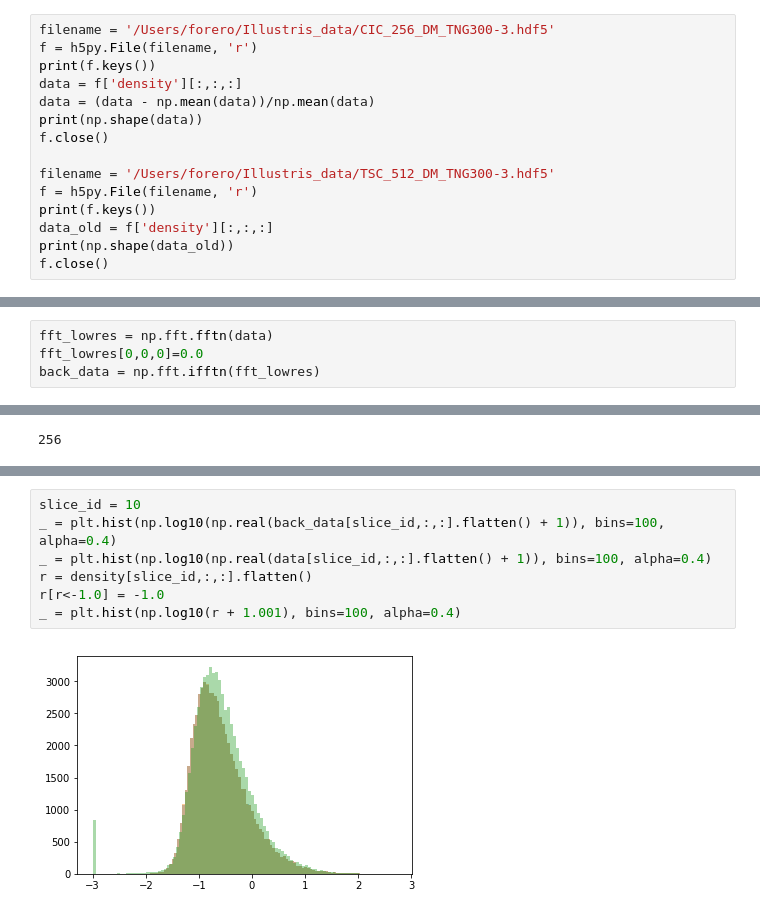
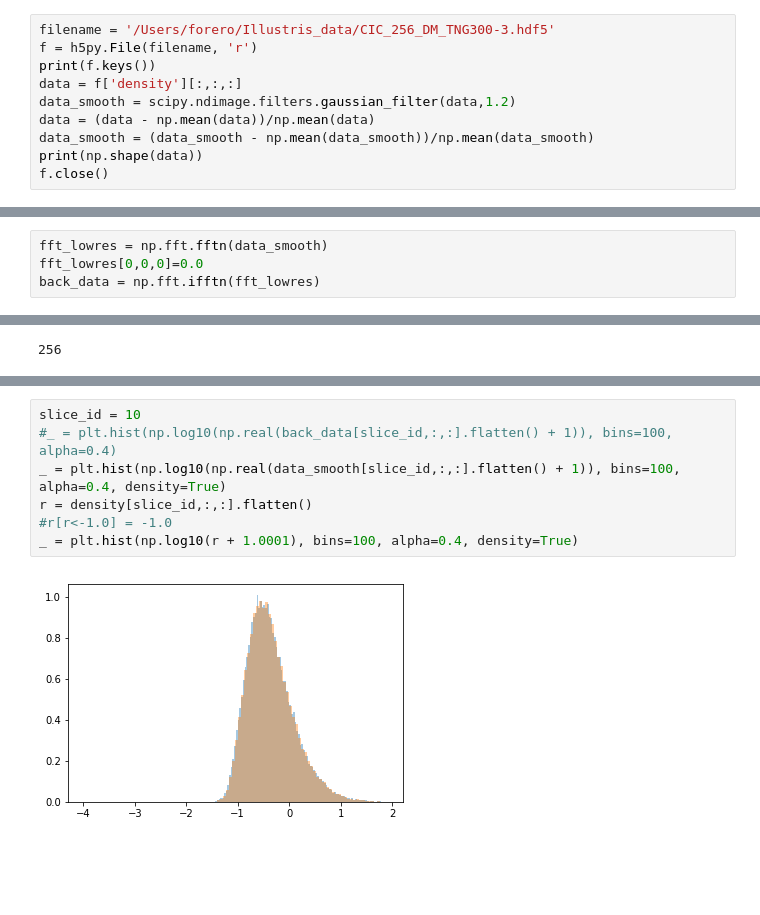
Before and after one commit to forero/IllustrisWeb, a Jupyter notebook: explore.ipynb, the cells around one changed output, grey strips where cells are left out. Saved outputs shown, nothing was run; the diff lists cells and outputs as text; blank space fills up the shorter version.

```diff
--- a/explore.ipynb
+++ b/explore.ipynb
@@ -11,16 +12,11 @@ filename = '/Users/forero/Illustris_data/CIC_256_DM_TNG300-3.hdf5'
 f = h5py.File(filename, 'r')
 print(f.keys())
 data = f['density'][:,:,:]
+data_smooth = scipy.ndimage.filters.gaussian_filter(data,1.2)
 data = (data - np.mean(data))/np.mean(data)
+data_smooth = (data_smooth - np.mean(data_smooth))/np.mean(data_smooth)
 print(np.shape(data))
 f.close()
-
-filename = '/Users/forero/Illustris_data/TSC_512_DM_TNG300-3.hdf5'
-f = h5py.File(filename, 'r')
-print(f.keys())
-data_old = f['density'][:,:,:]
-print(np.shape(data_old))
-f.close()
 # %% [output]
 <KeysViewHDF5 ['density']>
 (256, 256, 256)
@@ -61,5 +55,5 @@ plt.colorbar()
 # %%
-fft_lowres = np.fft.fftn(data)
+fft_lowres = np.fft.fftn(data_smooth)
 fft_lowres[0,0,0]=0.0
 back_data = np.fft.ifftn(fft_lowres)
 # %%
@@ -123,9 +110,9 @@ plt.colorbar()
 # %%
 slice_id = 10
-_ = plt.hist(np.log10(np.real(back_data[slice_id,:,:].flatten() + 1)), bins=100, alpha=0.4)
-_ = plt.hist(np.log10(np.real(data[slice_id,:,:].flatten() + 1)), bins=100, alpha=0.4)
+#_ = plt.hist(np.log10(np.real(back_data[slice_id,:,:].flatten() + 1)), bins=100, alpha=0.4)
+_ = plt.hist(np.log10(np.real(data_smooth[slice_id,:,:].flatten() + 1)), bins=100, alpha=0.4, density=True)
 r = density[slice_id,:,:].flatten()
-r[r<-1.0] = -1.0
-_ = plt.hist(np.log10(r + 1.001), bins=100, alpha=0.4)
+#r[r<-1.0] = -1.0
+_ = plt.hist(np.log10(r + 1.0001), bins=100, alpha=0.4, density=True)
 # %% [output]
-[figure, old version]
+[figure, new version]
```
Also changed, not shown: parts of 12 cells of this notebook.
